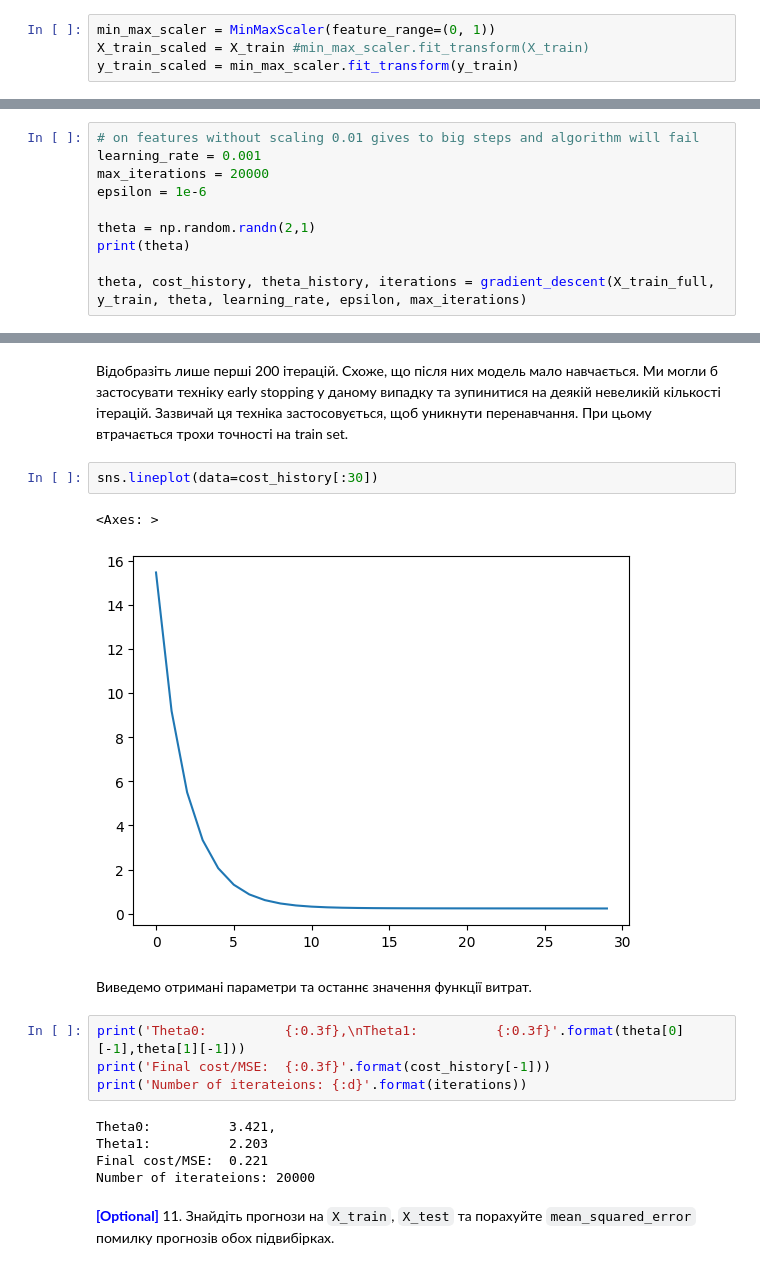
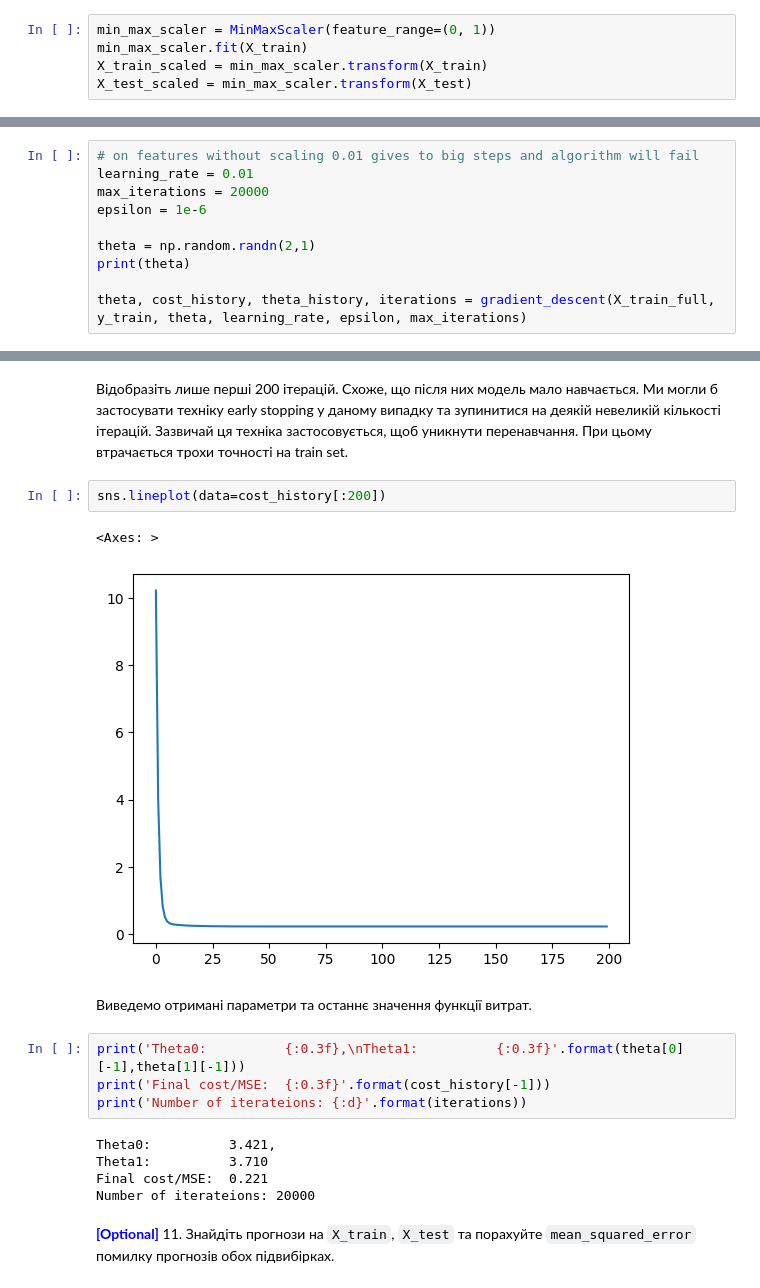
Before and after one commit to dmytrovelychko/rd_ds_python, a Jupyter notebook: hw_4.ipynb, the cells around one changed output, grey strips where cells are left out. Cells and saved outputs as stored; diff of their text form.

```diff
--- a/hw_4.ipynb
+++ b/hw_4.ipynb
@@ -185,8 +183,9 @@ X_train, X_test, y_train, y_test = train_test_split(X, y, test_size=0.2, shuffle
 7.Реалізуйте масштабування ознак із використанням `MinMaxScaler`. Пам'ятайте про те, як ми застосовуємо масштабування ознак на`train` та `test` вибірках.
 # %%
 min_max_scaler = MinMaxScaler(feature_range=(0, 1))
-X_train_scaled = X_train #min_max_scaler.fit_transform(X_train)
-y_train_scaled = min_max_scaler.fit_transform(y_train)
+min_max_scaler.fit(X_train)
+X_train_scaled = min_max_scaler.transform(X_train)
+X_test_scaled = min_max_scaler.transform(X_test)
 # %% [markdown]
 <font color='blue'>**[Optional]**</font> 8. Додайте колонку з одиниць до масивів `X_train`, `X_test`.
 # %%
@@ -196,7 +195,7 @@ X_test_full = add_col_of_1(X_test)
 <font color='blue'>**[Optional]**</font> 9. Встановіть темп навчання рівний 0.01, точність епсілон рівний $10^{-6}$, кількість ітерацій дорівнює 20000 і запустіть градієнтний спуск на тренувальні дані, передавши всі необхідні параметри.
 # %%
 # on features without scaling 0.01 gives to big steps and algorithm will fail
-learning_rate = 0.001
+learning_rate = 0.01
 max_iterations = 20000
 epsilon = 1e-6
 
@@ -233,10 +232,10 @@ sns.lineplot(data=cost_history[:100])
 # %% [markdown]
 Відобразіть лише перші 200 ітерацій. Схоже, що після них модель мало навчається. Ми могли б застосувати техніку early stopping у даному випадку та зупинитися на деякій невеликій кількості ітерацій. Зазвичай ця техніка застосовується, щоб уникнути перенавчання. При цьому втрачається трохи точності на train set.
 # %%
-sns.lineplot(data=cost_history[:30])
+sns.lineplot(data=cost_history[:200])
 # %% [output]
 <Axes: >
-[figure, old version]
+[figure, new version]
 # %% [markdown]
 Виведемо отримані параметри та останнє значення функції витрат.
 # %%
@@ -245,7 +244,7 @@ print('Final cost/MSE:  {:0.3f}'.format(cost_history[-1]))
 print('Number of iterateions: {:d}'.format(iterations))
 # %% [output]
 Theta0:          3.421,
-Theta1:          2.203
+Theta1:          3.710
 Final cost/MSE:  0.221
 Number of iterateions: 20000
 # %% [markdown]
```
Also changed, not shown: parts of 12 cells of this notebook.
